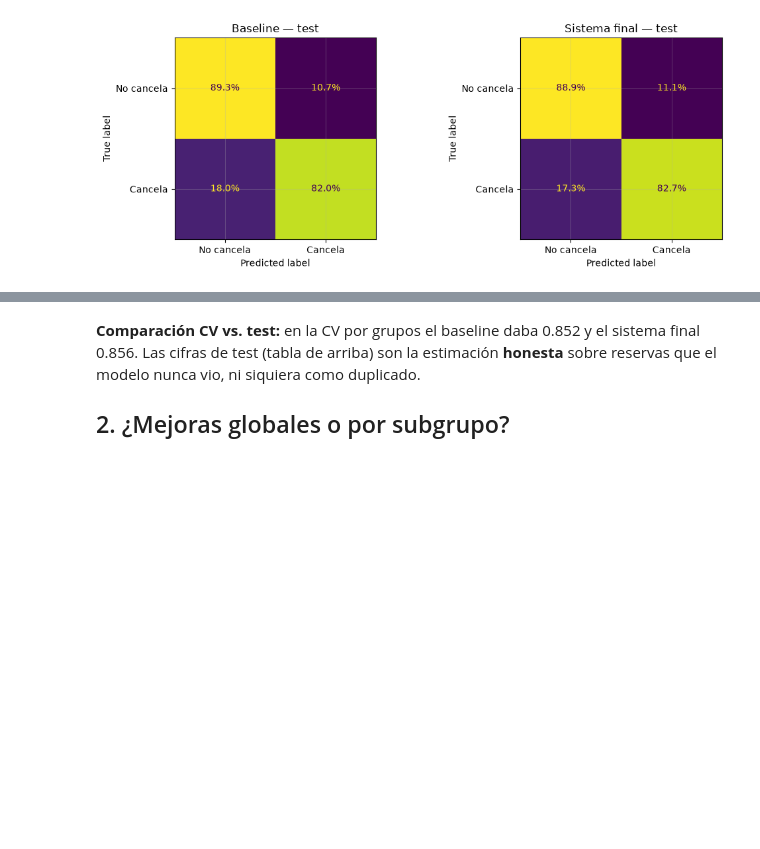
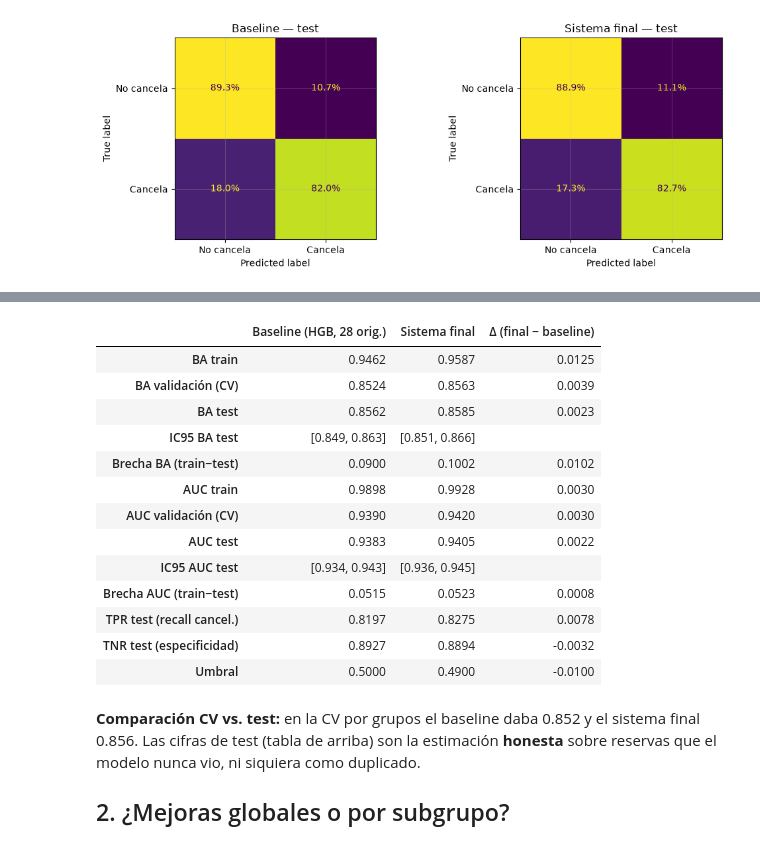
Before and after one commit to memiux3/TP3-Optimizacion-ML, a Jupyter notebook: 05_Modelo_Final.ipynb, the cells around one changed output, grey strips where cells are left out. Cells and saved outputs as stored; diff of their text form; code cells hidden in the pictures; blank space fills up the shorter version.

```diff
--- a/05_Modelo_Final.ipynb
+++ b/05_Modelo_Final.ipynb
@@ -93,3 +101,48 @@ fig.tight_layout(); C.guardar(fig, "14_confusion_test.png"); plt.show()
+# %%
+tabla_aj = paso2["tabla_aj"]
+tabla_e = paso4["tabla"]
+p_base_tr = baseline.predict_proba(X_train)[:, 1]
+p_final_tr = sistema["modelo"].predict_proba(P._agregar_features(P._preparar(X_train)))[:, 1]
+
+def fila(p_tr, p_te, th, ba_val, auc_val, ci):
+    ba_tr, ba_te = balanced_accuracy_score(y_train, p_tr >= th), balanced_accuracy_score(y_test, p_te >= th)
+    auc_tr, auc_te = roc_auc_score(y_train, p_tr), roc_auc_score(y_test, p_te)
+    pred = p_te >= th
+    return {"BA train": ba_tr, "BA validación (CV)": ba_val, "BA test": ba_te, "IC95 BA test": ci["IC95 BA"],
+            "Brecha BA (train−test)": ba_tr - ba_te,
+            "AUC train": auc_tr, "AUC validación (CV)": auc_val, "AUC test": auc_te, "IC95 AUC test": ci["IC95 AUC"],
+            "Brecha AUC (train−test)": auc_tr - auc_te,
+            "TPR test (recall cancel.)": pred[y_test == 1].mean(), "TNR test (especificidad)": 1 - pred[y_test == 0].mean(),
+            "Umbral": th}
+
+resumen = pd.DataFrame({
+    "Baseline (HGB, 28 orig.)": fila(p_base_tr, p_base, 0.5,
+                                     tabla_aj.loc["HGB ajustado", "val_bal_acc"], tabla_aj.loc["HGB ajustado", "val_roc_auc"],
+                                     tabla_test.loc["Baseline (HGB, 28 orig.)"]),
+    "Sistema final": fila(p_final_tr, p_final, UMBRAL,
+                          tabla_e.loc["E5 · E3 + umbral óptimo", "BA"], tabla_e.loc["E5 · E3 + umbral óptimo", "AUC"],
+                          tabla_test.loc["Sistema final"]),
+})
+resumen["Δ (final − baseline)"] = [b2 - b1 if isinstance(b1, float) else "" for b1, b2 in
+                                   zip(resumen.iloc[:, 0], resumen.iloc[:, 1])]
+C.RESULTADOS.mkdir(exist_ok=True)
+resumen.to_csv(C.RESULTADOS / "estadisticas_finales.csv")
+resumen.map(lambda v: f"{v:+.4f}" if isinstance(v, float) and v < 0 else (f"{v:.4f}" if isinstance(v, float) else v))
+# %% [output]
+|  | Baseline (HGB, 28 orig.) | Sistema final | Δ (final − baseline) |
+| BA train | 0.9462 | 0.9587 | 0.0125 |
+| BA validación (CV) | 0.8524 | 0.8563 | 0.0039 |
+| BA test | 0.8562 | 0.8585 | 0.0023 |
+| IC95 BA test | [0.849, 0.863] | [0.851, 0.866] |  |
+| Brecha BA (train−test) | 0.0900 | 0.1002 | 0.0102 |
+| AUC train | 0.9898 | 0.9928 | 0.0030 |
+| AUC validación (CV) | 0.9390 | 0.9420 | 0.0030 |
+| AUC test | 0.9383 | 0.9405 | 0.0022 |
+| IC95 AUC test | [0.934, 0.943] | [0.936, 0.945] |  |
+| Brecha AUC (train−test) | 0.0515 | 0.0523 | 0.0008 |
+| TPR test (recall cancel.) | 0.8197 | 0.8275 | 0.0078 |
+| TNR test (especificidad) | 0.8927 | 0.8894 | -0.0032 |
+| Umbral | 0.5000 | 0.4900 | -0.0100 |
 # %% [markdown]
 **Comparación CV vs. test:** en la CV por grupos el baseline daba 0.852 y el sistema final 0.856. Las cifras de test (tabla de arriba) son la estimación **honesta** sobre reservas que el modelo nunca vio, ni siquiera como duplicado.
 
```
Also changed, not shown: parts of 1 cell of this notebook, 1 other file.
